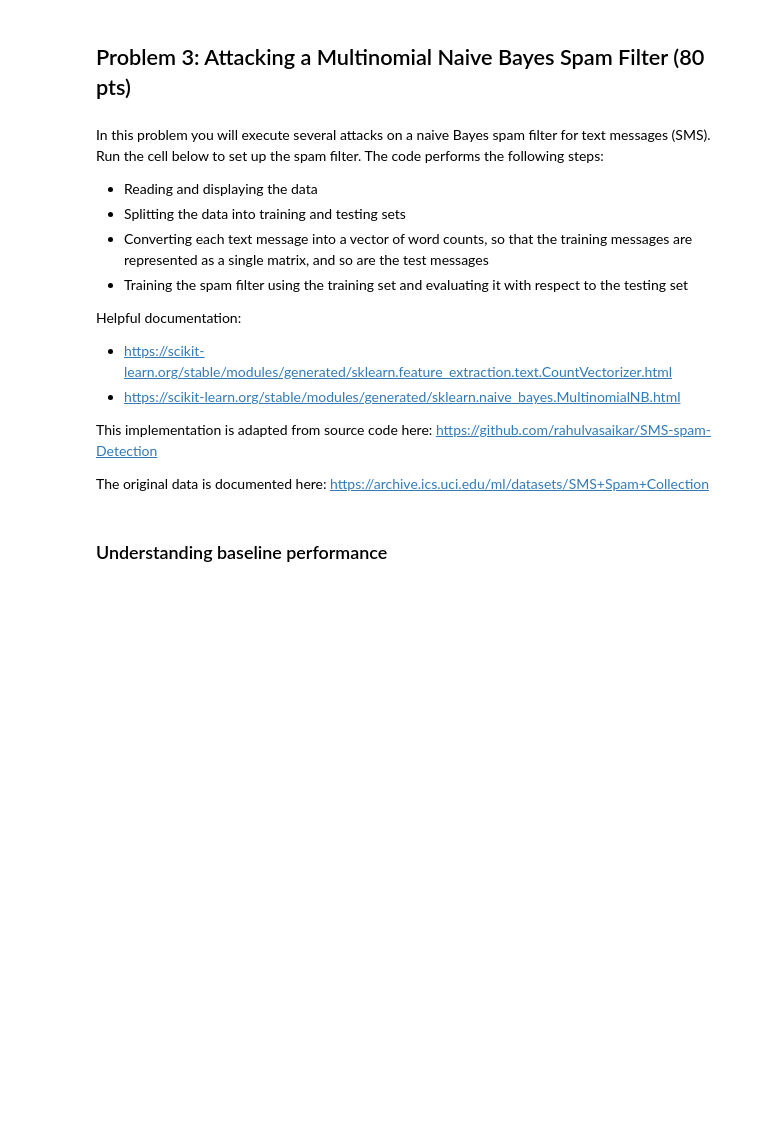
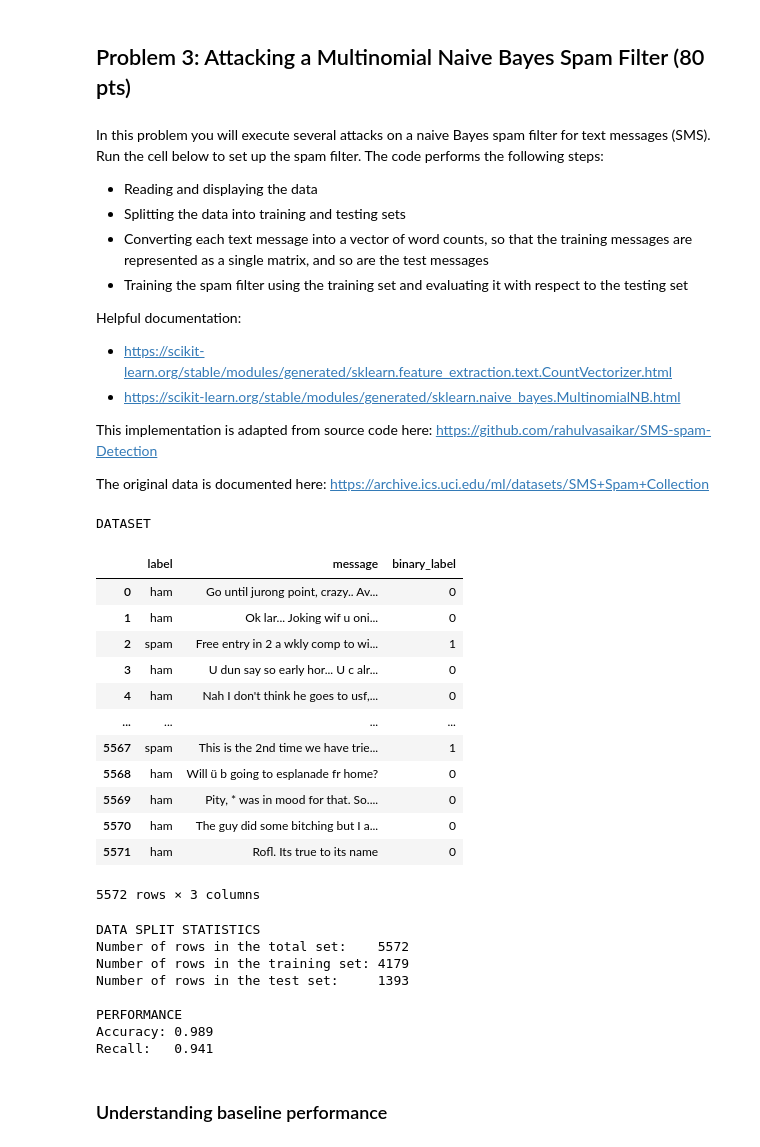
Before and after one commit to aitechroberts/ml_adversary, a Jupyter notebook: HW1.ipynb, the cells around one changed output. Saved outputs shown, nothing was run; the diff lists cells and outputs as text; code cells hidden in the pictures; blank space fills up the shorter version.

```diff
--- a/HW1.ipynb
+++ b/HW1.ipynb
@@ -57,7 +57,7 @@ import pandas as pd
 url = 'http://www.andrew.cmu.edu/user/dvaroday/14757/data/hw1/SMSSpamCollection'
 df = pd.read_table(url, sep='\t', names=['label', 'message'])
 
-# Mapping ham/spam labels to 0/1
+# Mapping ham/spam labels to 0/1 by creating a new column and using the .map() method to determine the matching map values
 df['binary_label'] = df.label.map({'ham':0,'spam':1})
 
 # Display dataframe
@@ -70,48 +70,115 @@ from sklearn.model_selection import train_test_split
 X_train, X_test, y_train, y_test = train_test_split(df['message'],
                                         df['binary_label'], random_state=1)
 
+# 2D dataframe shape prints in (num_rows, num_columns)
 total_rows = df.shape[0]
 training_rows = X_train.shape[0]
 test_rows = X_test.shape[0]
 
+# I would like to see a percent here, but don't wanna mess it up
 print('\nDATA SPLIT STATISTICS')
 print('Number of rows in the total set:    {}'.format(total_rows))
 print('Number of rows in the training set: {}'.format(training_rows))
 print('Number of rows in the test set:     {}'.format(test_rows))
 
 # CONVERTING EACH TEXT MESSAGE INTO A VECTOR OF WORD COUNTS
+'''Find out if this is TF-IDF or likely just straight word counts'''
 
 from sklearn.feature_extraction.text import CountVectorizer
 # Instantiate the CountVectorizer
 count_vector = CountVectorizer()
+
+'''
+This implementation produces a sparse representation of the counts using scipy.sparse.csr_matrix.
+
+If you do not provide an a-priori dictionary and you do not use an analyzer that does
+some kind of feature selection then the number of features will be equal to the vocabulary
+size found by analyzing the data.
+
+The "feature counts" are just be the words and values are associated
+amount of times that word occurs for a given label'''
 
 # Fit the training data
 # Returns matrix of feature counts in training text messages
 # Features are obtained from the training set itself
 training_data = count_vector.fit_transform(X_train)
 
+
+'''
+Why is fit_transform used for training data, but transform is used for testing data?
+
+.fit() - Learn a vocabulary dictionary of all tokens in the raw documents.
+
+.transform() - produces the document-term matrix
+
+So fit presumably applies some form of separate transformation on the feature vectors
+
+Take to different notebook and play with it
+'''
+
 # Transform testing data
 # Returns matrix of feature counts in test text messages
 # Note that the features are the ones obtained from the training set
 testing_data = count_vector.transform(X_test)
+'''Find out how it transforms the data, but should be labeled somewhere
+Example document-term matrix
+                Feature Vectors (aka words)
+Docs        Hey     Bro     Send    Money
+Doc-1       1       0       3           3
+Doc-2        1      2       1           0
+
+'''
+
 
 # TRAINING AND EVALUATING MODEL
 
 # Train
 from sklearn.naive_bayes import MultinomialNB
 # MultinomialNB with Laplacian smoothing (alpha=1.0)
 spam_filter = MultinomialNB(alpha=1.0)
 spam_filter.fit(training_data, y_train)
+'''
+Basically creating the Naive Bayes classifier function with .fit()
+with both training_data labels and the ham/spam labels.
+
+
+
+Need to break this down later, but find out what the data looks like
+after y_train labels are applied to document-term matrix
+'''
 
 # Evaluate
 predictions = spam_filter.predict(testing_data)
 from sklearn.metrics import accuracy_score, recall_score
 accuracy = accuracy_score(y_test, predictions)
 recall = recall_score(y_test, predictions)
 
 print('\nPERFORMANCE')
 print('Accuracy:', "{:.3f}".format(accuracy))
 print('Recall:  ', "{:.3f}".format(recall))
+# %% [output]
+DATASET
+|  | label | message | binary_label |
+| 0 | ham | Go until jurong point, crazy.. Av... | 0 |
+| 1 | ham | Ok lar... Joking wif u oni... | 0 |
+| 2 | spam | Free entry in 2 a wkly comp to wi... | 1 |
+| 3 | ham | U dun say so early hor... U c alr... | 0 |
+| 4 | ham | Nah I don't think he goes to usf,... | 0 |
+| ... | ... | ... | ... |
+| 5567 | spam | This is the 2nd time we have trie... | 1 |
+| 5568 | ham | Will ü b going to esplanade fr home? | 0 |
+| 5569 | ham | Pity, * was in mood for that. So.... | 0 |
+| 5570 | ham | The guy did some bitching but I a... | 0 |
+| 5571 | ham | Rofl. Its true to its name | 0 |
+5572 rows × 3 columns
+DATA SPLIT STATISTICS
+Number of rows in the total set:    5572
+Number of rows in the training set: 4179
+Number of rows in the test set:     1393
+
+PERFORMANCE
+Accuracy: 0.989
+Recall:   0.941
 # %% [markdown]
 ### Understanding baseline performance
 # %% [markdown]
```
Also changed, not shown: parts of 12 cells of this notebook.
